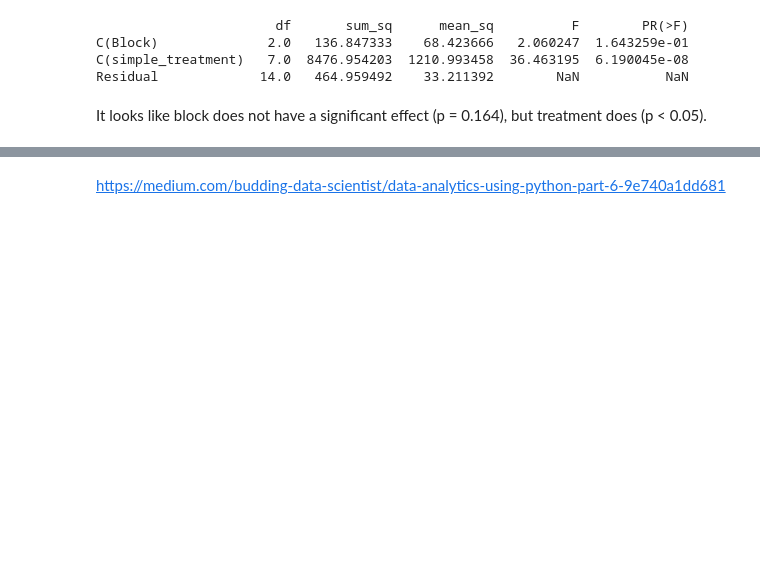
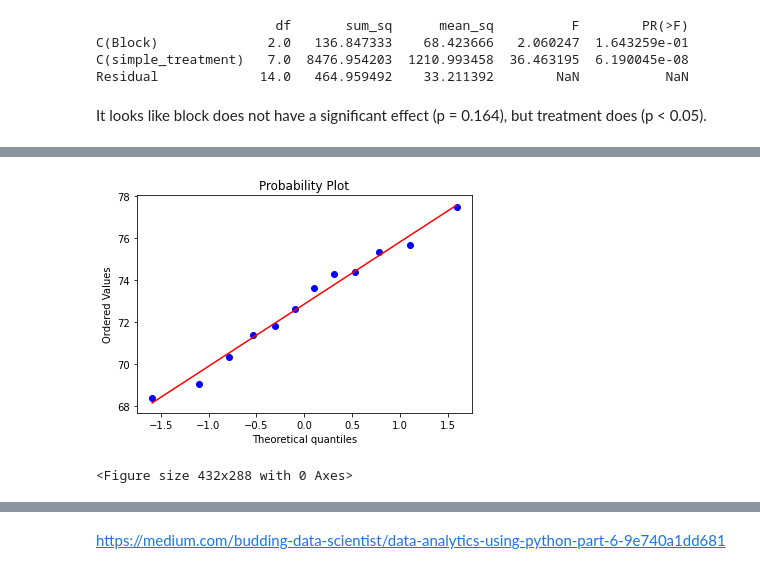
Before and after one commit to gabbymyers/516X-Project, a Jupyter notebook: _data/Yield Analysis.ipynb, the cells around one changed output, grey strips where cells are left out. Drawn from its saved outputs; the diff is of its cells as text; code cells hidden in the pictures; blank space fills up the shorter version.

```diff
--- a/_data/Yield Analysis.ipynb
+++ b/_data/Yield Analysis.ipynb
@@ -346,0 +483,9 @@ It looks like block does not have a significant effect (p = 0.164), but treatmen
+# %%
+import scipy.stats as stats
+stats.probplot(soy_only['Yield'], dist="norm", plot=plt)
+plt.show()
+
+plt.savefig('soy_yield_probplot', bbox_inches='tight')
+# %% [output]
+[figure, added]
+<Figure size 432x288 with 0 Axes>
```
Also changed, not shown: parts of 33 cells of this notebook.
